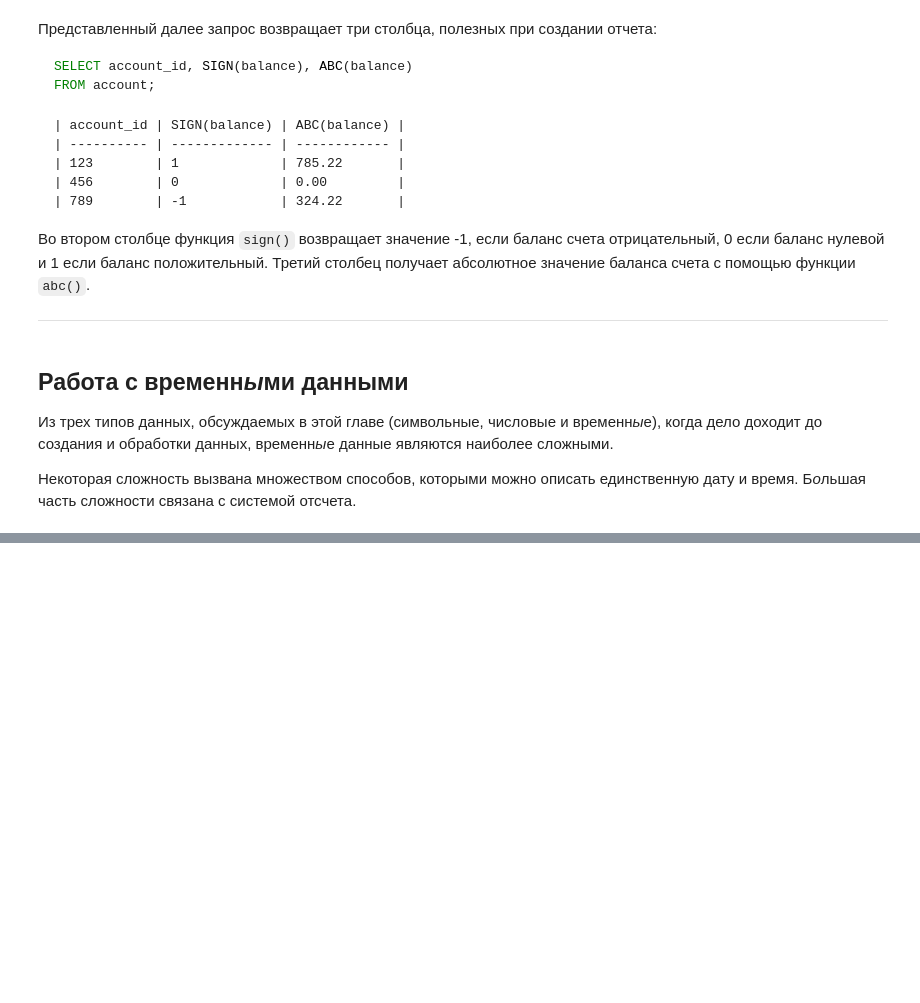
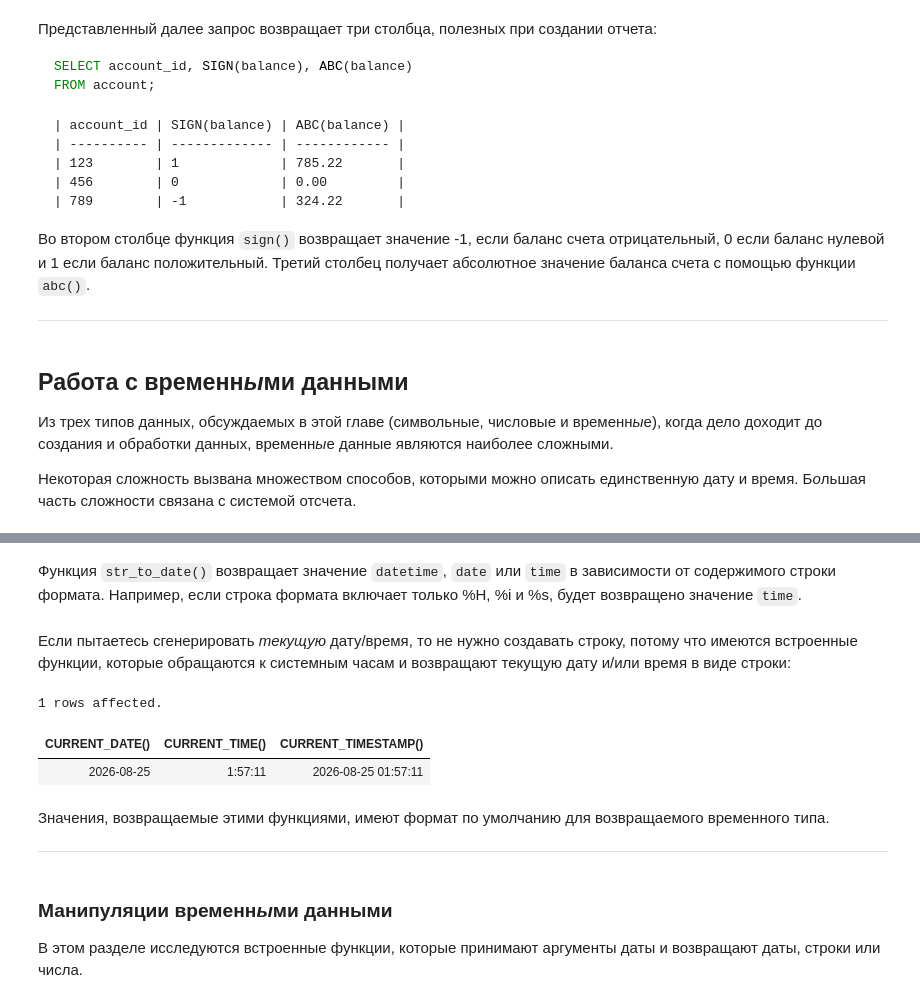
Before and after one commit to magus1968/learning-sql, a Jupyter notebook: docs/chapters/ch07.ipynb, the cells around one changed output, grey strips where cells are left out. Cells and saved outputs as stored; diff of their text form; code cells hidden in the pictures; blank space fills up the shorter version.

```diff
--- a/docs/chapters/ch07.ipynb
+++ b/docs/chapters/ch07.ipynb
@@ -965,0 +1213,19 @@ FROM account;
+# %% [markdown]
+Функция `str_to_date()` возвращает значение `datetime`, `date` или `time` в зависимости от содержимого строки формата. Например, если строка формата включает только %H, %i и %s, будет возвращено значение `time`.
+# %% [markdown]
+Если пытаетесь сгенерировать *текущую* дату/время, то не нужно создавать строку, потому что имеются встроенные функции, которые обращаются к системным часам и возвращают текущую дату и/или время в виде строки:
+# %%
+%%sql
+SELECT CURRENT_DATE(), CURRENT_TIME(), CURRENT_TIMESTAMP();
+# %% [output]
+1 rows affected.
+| CURRENT_DATE() | CURRENT_TIME() | CURRENT_TIMESTAMP() |
+| 2026-08-25 | 1:57:11 | 2026-08-25 01:57:11 |
+# %% [markdown]
+Значения, возвращаемые этими функциями, имеют формат по умолчанию для возвращаемого временного типа.
+
+---
+# %% [markdown]
+### Манипуляции временн*ы*ми данными
+
+В этом разделе исследуются встроенные функции, которые принимают аргументы даты и возвращают даты, строки или числа.
```
Also changed, not shown: parts of 30 cells of this notebook.
